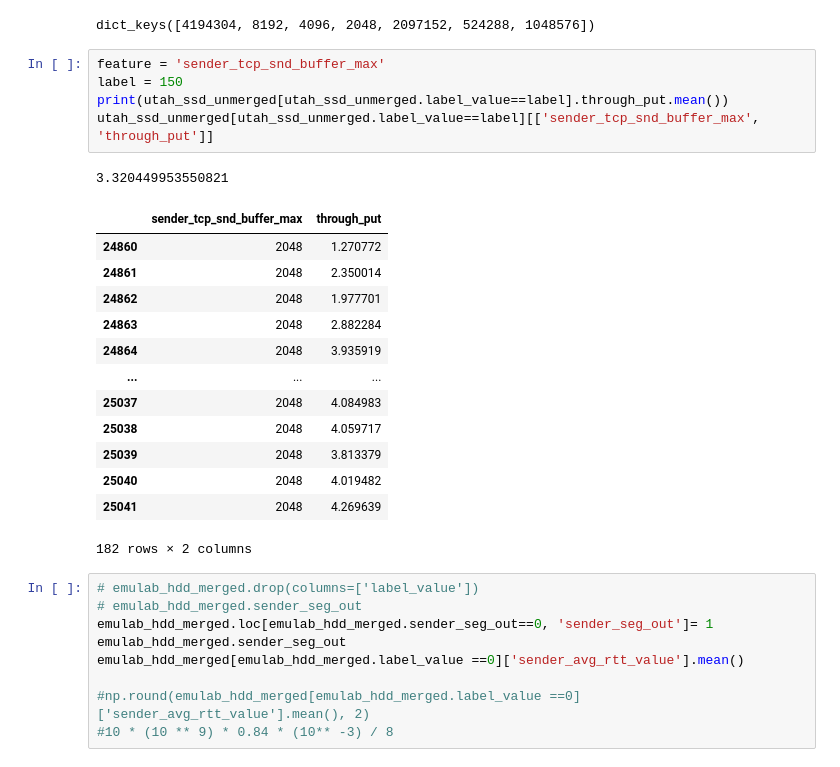
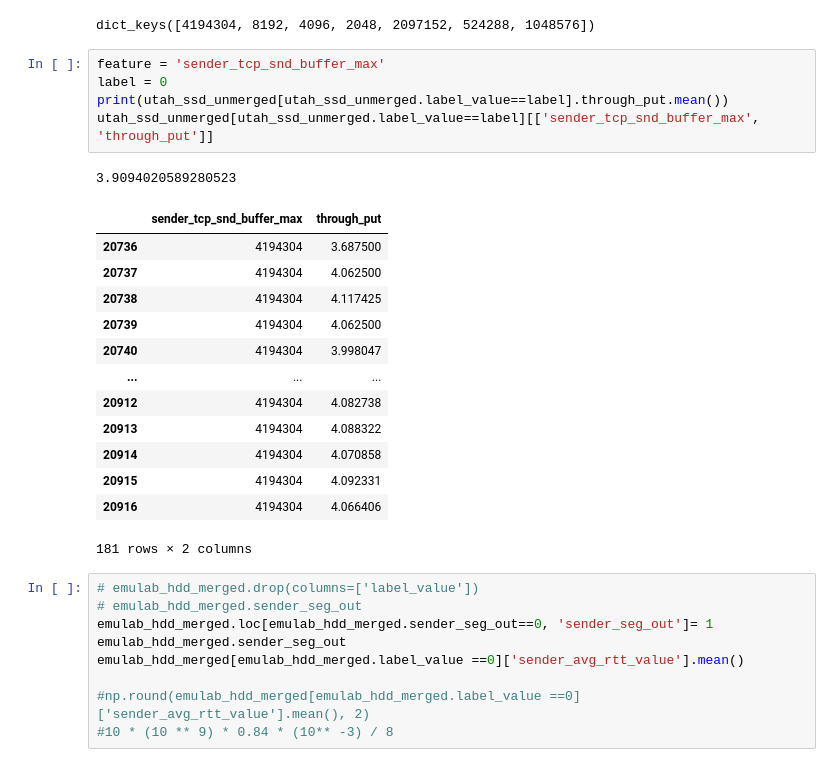
Before and after one commit to EhsanSaZ/BottleneckDetection, a Jupyter notebook: prototype/experimetns.ipynb, the cells around one changed output. Saved outputs shown, nothing was run; the diff lists cells and outputs as text.

```diff
--- a/prototype/experimetns.ipynb
+++ b/prototype/experimetns.ipynb
@@ -143,24 +143,24 @@ print(Counter(utah_ssd_unmerged[feature]).keys())
 dict_keys([4194304, 8192, 4096, 2048, 2097152, 524288, 1048576])
 # %%
 feature = 'sender_tcp_snd_buffer_max'
-label = 150
+label = 0
 print(utah_ssd_unmerged[utah_ssd_unmerged.label_value==label].through_put.mean())
 utah_ssd_unmerged[utah_ssd_unmerged.label_value==label][['sender_tcp_snd_buffer_max', 'through_put']]
 # %% [output]
-3.320449953550821
+3.9094020589280523
 |  | sender_tcp_snd_buffer_max | through_put |
-| 24860 | 2048 | 1.270772 |
-| 24861 | 2048 | 2.350014 |
-| 24862 | 2048 | 1.977701 |
-| 24863 | 2048 | 2.882284 |
-| 24864 | 2048 | 3.935919 |
+| 20736 | 4194304 | 3.687500 |
+| 20737 | 4194304 | 4.062500 |
+| 20738 | 4194304 | 4.117425 |
+| 20739 | 4194304 | 4.062500 |
+| 20740 | 4194304 | 3.998047 |
 | ... | ... | ... |
-| 25037 | 2048 | 4.084983 |
-| 25038 | 2048 | 4.059717 |
-| 25039 | 2048 | 3.813379 |
-| 25040 | 2048 | 4.019482 |
-| 25041 | 2048 | 4.269639 |
+| 20912 | 4194304 | 4.082738 |
+| 20913 | 4194304 | 4.088322 |
+| 20914 | 4194304 | 4.070858 |
+| 20915 | 4194304 | 4.092331 |
+| 20916 | 4194304 | 4.066406 |
-182 rows × 2 columns
+181 rows × 2 columns
 # %%
 # emulab_hdd_merged.drop(columns=['label_value'])
 # emulab_hdd_merged.sender_seg_out
```
